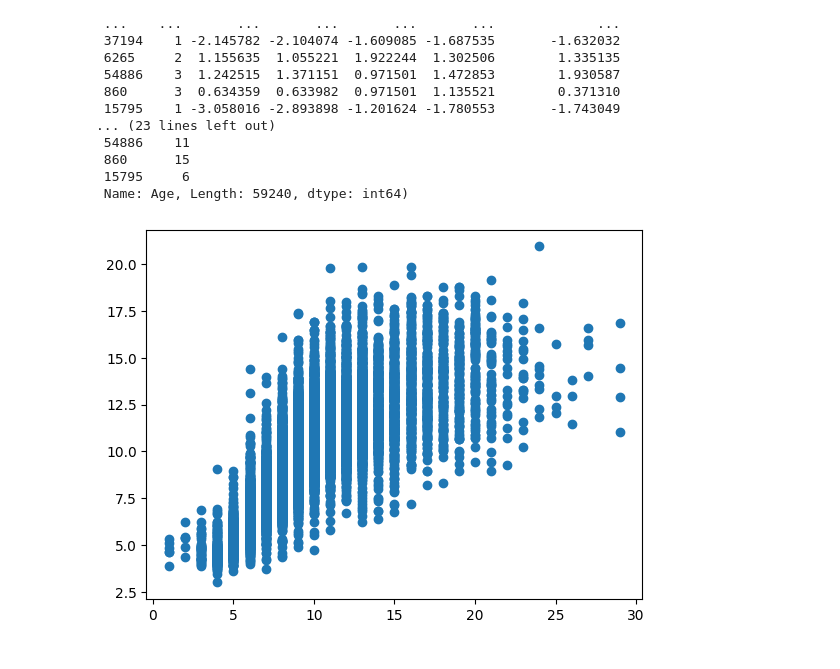
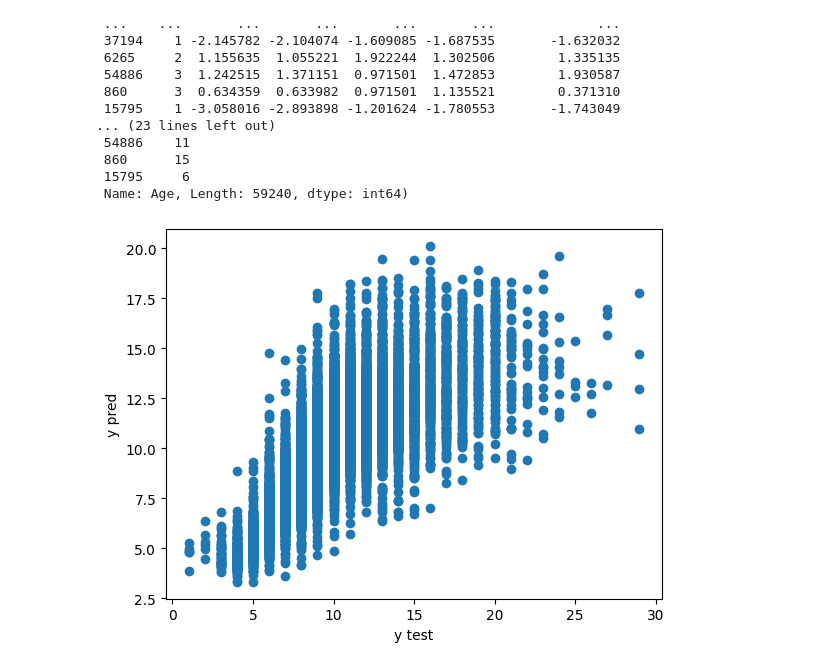
Before and after one commit to WanAdamm/Regression-with-crab-age-dataset, a Jupyter notebook: main.ipynb, the cells around one changed output. Saved outputs shown, nothing was run; the diff lists cells and outputs as text; code cells hidden in the pictures.

Commit message:
visualise some data

```diff
--- a/main.ipynb
+++ b/main.ipynb
@@ -104,10 +104,13 @@ y_pred = clf.predict(X_test)
 # %%
 from sklearn import metrics
 
 plt.scatter(y_test, y_pred)
+plt.xlabel('y test')
+plt.ylabel('y pred')
+
 plt.show()
 # %% [output]
-[figure, old version]
+[figure, new version]
 # %%
 error = metrics.mean_absolute_percentage_error(y_test, y_pred)
 score = metrics.r2_score(y_test, y_pred)
```
Also changed, not shown: parts of 1 cell of this notebook, 1 other file.
